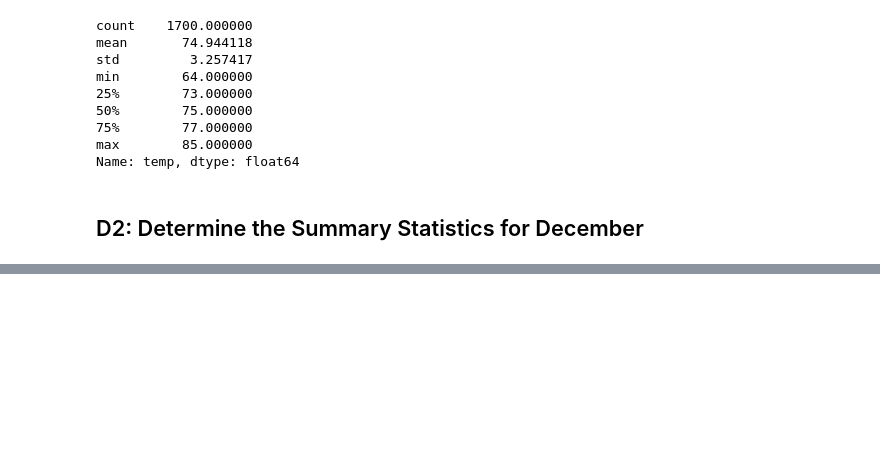
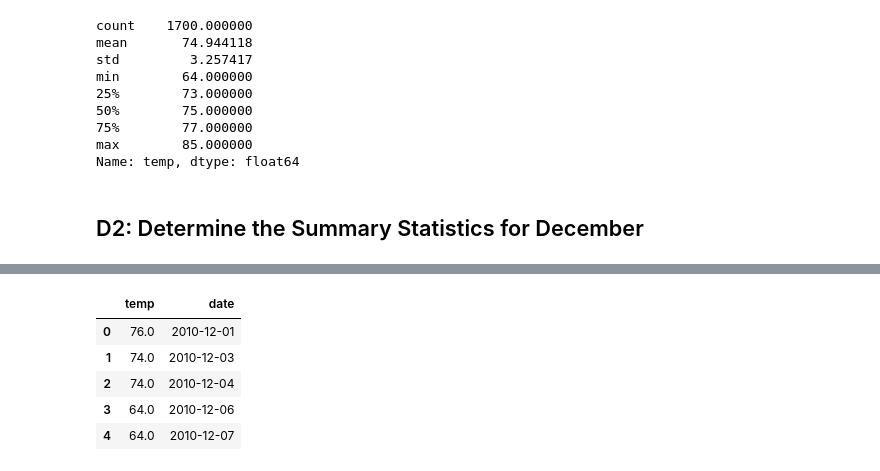
Before and after one commit to kmburkezoo/surfs_up, a Jupyter notebook: SurfsUp_Challenge.ipynb, the cells around one changed output, grey strips where cells are left out. Drawn from its saved outputs; the diff is of its cells as text; code cells hidden in the pictures; blank space fills up the shorter version.

```diff
--- a/SurfsUp_Challenge.ipynb
+++ b/SurfsUp_Challenge.ipynb
@@ -117,2 +121,5 @@ Name: temp, dtype: float64
 # %%
 # 7. Convert the December temperatures to a list.
+dec_temps = session.query(Measurement.tobs, Measurement.date).\
+    filter(extract('month', Measurement.date) == 12).all()
+dec_temps
@@ -119,4 +144,13 @@ Name: temp, dtype: float64
 # %%
 # 8. Create a DataFrame from the list of temperatures for the month of December.
+dec_temps_df = pd.DataFrame(dec_temps, columns = ['temp','date'])
+dec_temps_df.head()
+# %% [output]
+|  | temp | date |
+| 0 | 76.0 | 2010-12-01 |
+| 1 | 74.0 | 2010-12-03 |
+| 2 | 74.0 | 2010-12-04 |
+| 3 | 64.0 | 2010-12-06 |
+| 4 | 64.0 | 2010-12-07 |
 # %%
 # 9. Calculate and print out the summary statistics for the Decemeber temperature DataFrame.
```
Also changed, not shown: parts of 3 cells of this notebook.
